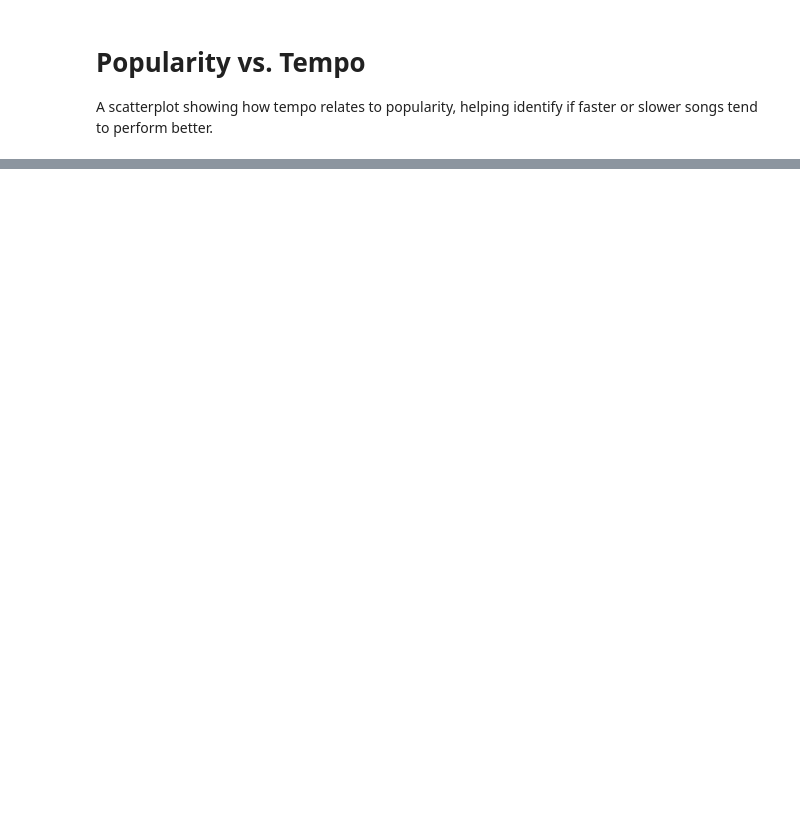
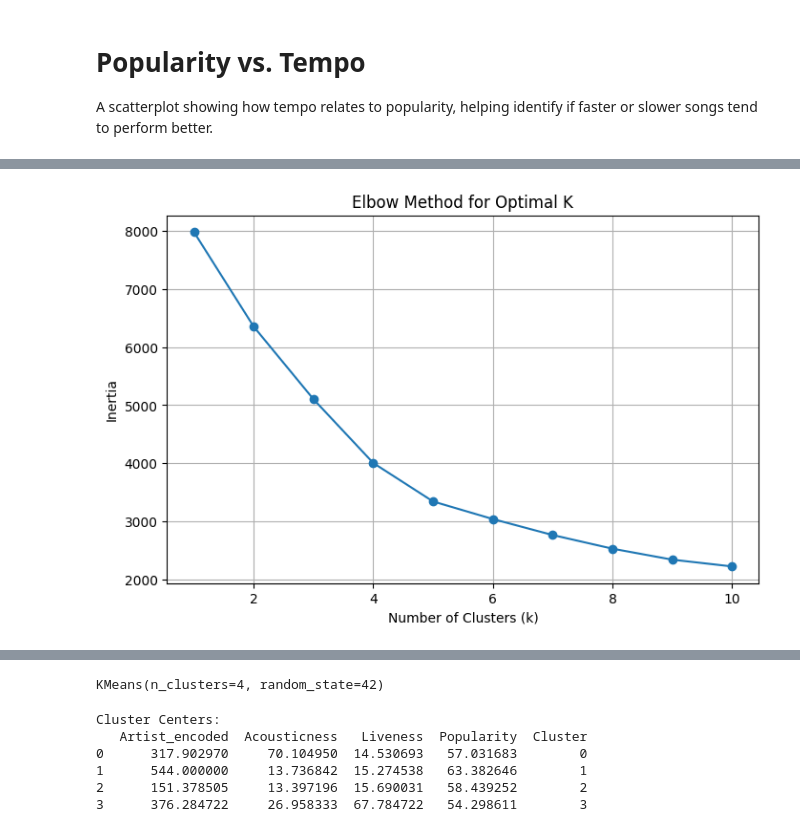
Before and after one commit to betanight/June_Code_Pudding, a Jupyter notebook: sohini_kmeans.ipynb, the cells around one changed output, grey strips where cells are left out. Drawn from its saved outputs; the diff is of its cells as text; code cells hidden in the pictures; blank space fills up the shorter version.

```diff
--- a/eli_analysis_updated.ipynb
+++ b/sohini_kmeans.ipynb
@@ -476,0 +493,43 @@ plt.show()
+# %%
+# import os
+# os.environ["LOKY_MAX_CPU_COUNT"] = "8"
+# os.environ["OMP_NUM_THREADS"] = "8"
+
+# Importing necessary libraries
+from sklearn.preprocessing import StandardScaler
+from sklearn.preprocessing import LabelEncoder
+
+
+## kmean clustering
+from sklearn.cluster import KMeans
+# Selecting features for clustering
+features = ['Artist', 'Acousticness', 'Liveness', 'Popularity']
+
+df['Artist_encoded'] = LabelEncoder().fit_transform(df['Artist'])
+features = ['Artist_encoded', 'Acousticness', 'Liveness', 'Popularity']
+X = df[features].dropna()
+
+
+X = df[features].dropna()
+# Normalizing the data
+scaler = StandardScaler()
+X_scaled = scaler.fit_transform(X)
+# Finding the optimal number of clusters using the Elbow method
+inertia = []
+for k in range(1, 11):
+    kmeans = KMeans(n_clusters=k, n_init=10, random_state=42)
+    kmeans.fit(X_scaled)
+    inertia.append(kmeans.inertia_)
+plt.figure(figsize=(8, 5))
+plt.plot(range(1, 11), inertia, marker='o')
+plt.title('Elbow Method for Optimal K')
+plt.xlabel('Number of Clusters (k)')
+plt.ylabel('Inertia')
+plt.grid(True)
+plt.show()
+# Applying KMeans with the optimal number of clusters
+optimal_k = 4  # Based on the elbow method
+kmeans = KMeans(n_clusters=optimal_k, random_state=42)
+kmeans.fit(X_scaled)
+# %% [output]
+[figure, added]
@@ -476,0 +537,27 @@ plt.show()
+KMeans(n_clusters=4, random_state=42)
+# %%
+# Adding cluster labels to the original DataFrame
+df['Cluster'] = kmeans.labels_
+# Visualizing the clusters
+
+fig = px.scatter(df, x='Artist', y='Popularity', color='Cluster',
+                 title='KMeans Clustering of Songs',
+                 labels={'Acousticness': 'Acousticness', 'Liveness':'Liveness'},
+                 hover_data=['Title', 'Artist', 'Popularity'])
+fig.update_traces(marker=dict(size=10, opacity=0.7),
+                  selector=dict(mode='markers'))
+fig.show()
+# Displaying cluster centers
+centers = scaler.inverse_transform(kmeans.cluster_centers_)
+
+centers_df = pd.DataFrame(centers, columns=features)
+centers_df['Cluster'] = range(optimal_k)
+print("\nCluster Centers:")
+print(centers_df)
+# %% [output]
+Cluster Centers:
+   Artist_encoded  Acousticness   Liveness  Popularity  Cluster
+0      317.902970     70.104950  14.530693   57.031683        0
+1      544.000000     13.736842  15.274538   63.382646        1
+2      151.378505     13.397196  15.690031   58.439252        2
+3      376.284722     26.958333  67.784722   54.298611        3
```
Also changed, not shown: parts of 8 cells of this notebook, 2 other files.
